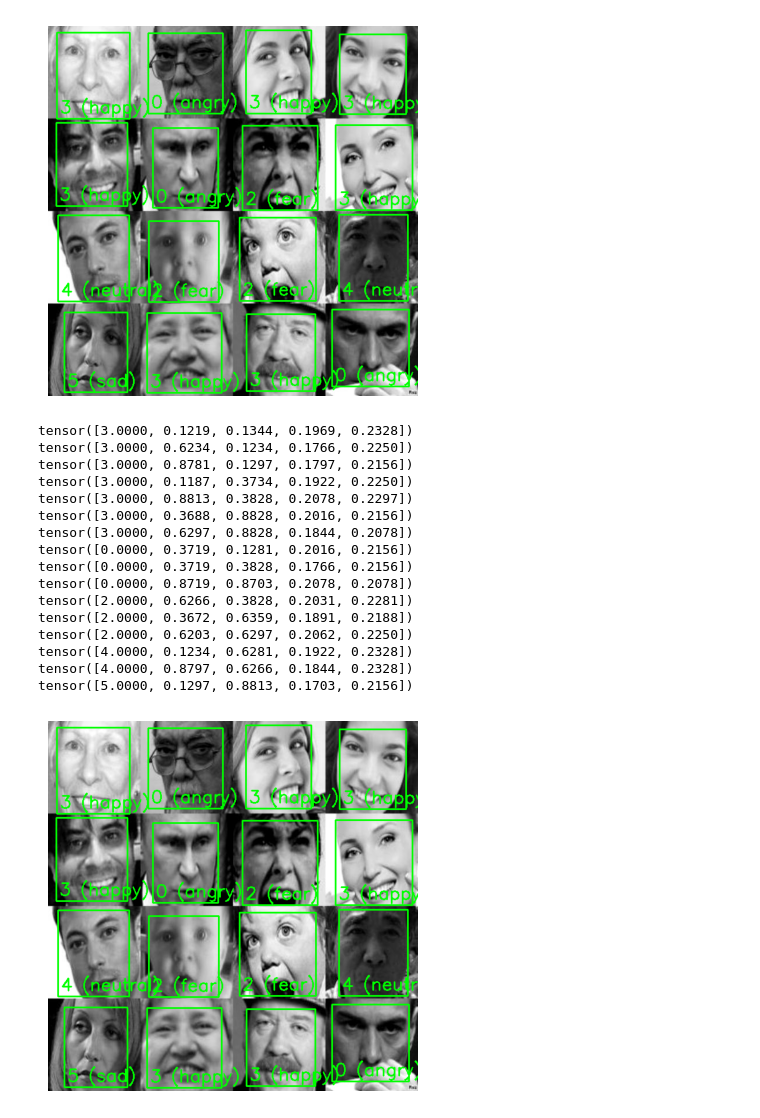
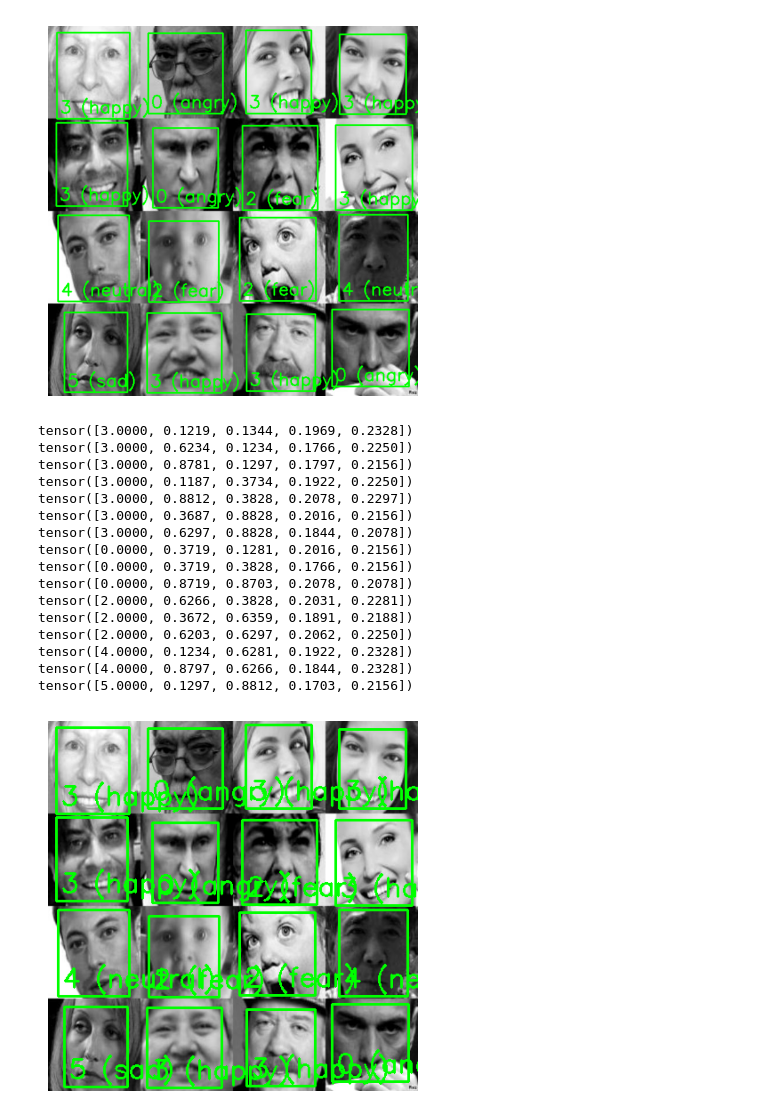
Before and after one commit to ShawnHymel/face-expression-detection-robot, a Jupyter notebook: workspace/notebooks/training.ipynb, the cells around one changed output. Cells and saved outputs as stored; diff of their text form; code cells hidden in the pictures.

```diff
--- a/workspace/notebooks/training.ipynb
+++ b/workspace/notebooks/training.ipynb
@@ -36,8 +36,9 @@ OUTPUT_MODEL_NAME = "model.onnx"
 # Training hyperparameters (https://docs.ultralytics.com/modes/train/#train-settings)
 TRANSFER_EPOCHS = 50      # Number of full passes over training dataset during transfer learning
 FINE_TUNING_EPOCHS = 50   # Number of full passes over training dataset during fine tuning
+PATIENCE_EPOCHS = 10      # Number of epochs to wait without improvement (validation) before early stopping
 BATCH_SIZE = 16           # Number of training samples processed before updating parameters
-IMG_SIZE = 640            # Target image size (assumes square aspect ratio)
+IMG_SIZE = 416            # Target image size (assumes square aspect ratio)
 FREEZE_LAYERS = 10        # Freeze the first N layers of the model (backbone) for transfer learning
 NUM_WORKERS = 4           # Number of worker threads for data loading
 # %%
@@ -604,8 +610,8 @@ visualize_sample(img_np, bboxes, class_names, (0, 255, 0))
 [figure]
 # %%
 # Preprocess the above image
-target_w = 640
-target_h = 640
+target_w = IMG_SIZE
+target_h = IMG_SIZE
 img_proc, scale, pad_left, pad_top = preprocess_image(img, target_w, target_h)
 
 # Get a tensor version of the image
@@ -620,37 +626,37 @@ bboxes_proc = scale_bboxes_to_yolo(
     target_h,
     scale,
     pad_left,
     pad_top
 )
 
 # Convert bounding boxes to tensor
 if len(bboxes_proc) > 0:
     labels = torch.tensor(bboxes_proc)
 else:
     labels = torch.zeros((0, 5))
 
 # Show image
 for label in labels:
     print(label)
 visualize_sample(img_tensor, labels, class_names, (0, 255, 0))
 # %% [output]
 tensor([3.0000, 0.1219, 0.1344, 0.1969, 0.2328])
 tensor([3.0000, 0.6234, 0.1234, 0.1766, 0.2250])
 tensor([3.0000, 0.8781, 0.1297, 0.1797, 0.2156])
 tensor([3.0000, 0.1187, 0.3734, 0.1922, 0.2250])
-tensor([3.0000, 0.8813, 0.3828, 0.2078, 0.2297])
-tensor([3.0000, 0.3688, 0.8828, 0.2016, 0.2156])
+tensor([3.0000, 0.8812, 0.3828, 0.2078, 0.2297])
+tensor([3.0000, 0.3687, 0.8828, 0.2016, 0.2156])
 tensor([3.0000, 0.6297, 0.8828, 0.1844, 0.2078])
 tensor([0.0000, 0.3719, 0.1281, 0.2016, 0.2156])
 tensor([0.0000, 0.3719, 0.3828, 0.1766, 0.2156])
 tensor([0.0000, 0.8719, 0.8703, 0.2078, 0.2078])
 tensor([2.0000, 0.6266, 0.3828, 0.2031, 0.2281])
 tensor([2.0000, 0.3672, 0.6359, 0.1891, 0.2188])
 tensor([2.0000, 0.6203, 0.6297, 0.2062, 0.2250])
 tensor([4.0000, 0.1234, 0.6281, 0.1922, 0.2328])
 tensor([4.0000, 0.8797, 0.6266, 0.1844, 0.2328])
-tensor([5.0000, 0.1297, 0.8813, 0.1703, 0.2156])
+tensor([5.0000, 0.1297, 0.8812, 0.1703, 0.2156])
-[figure, old version]
+[figure, new version]
 # %%
 # Load ONNX model
 session = ort.InferenceSession(
```
Also changed, not shown: parts of 13 cells of this notebook, 11 other files.
